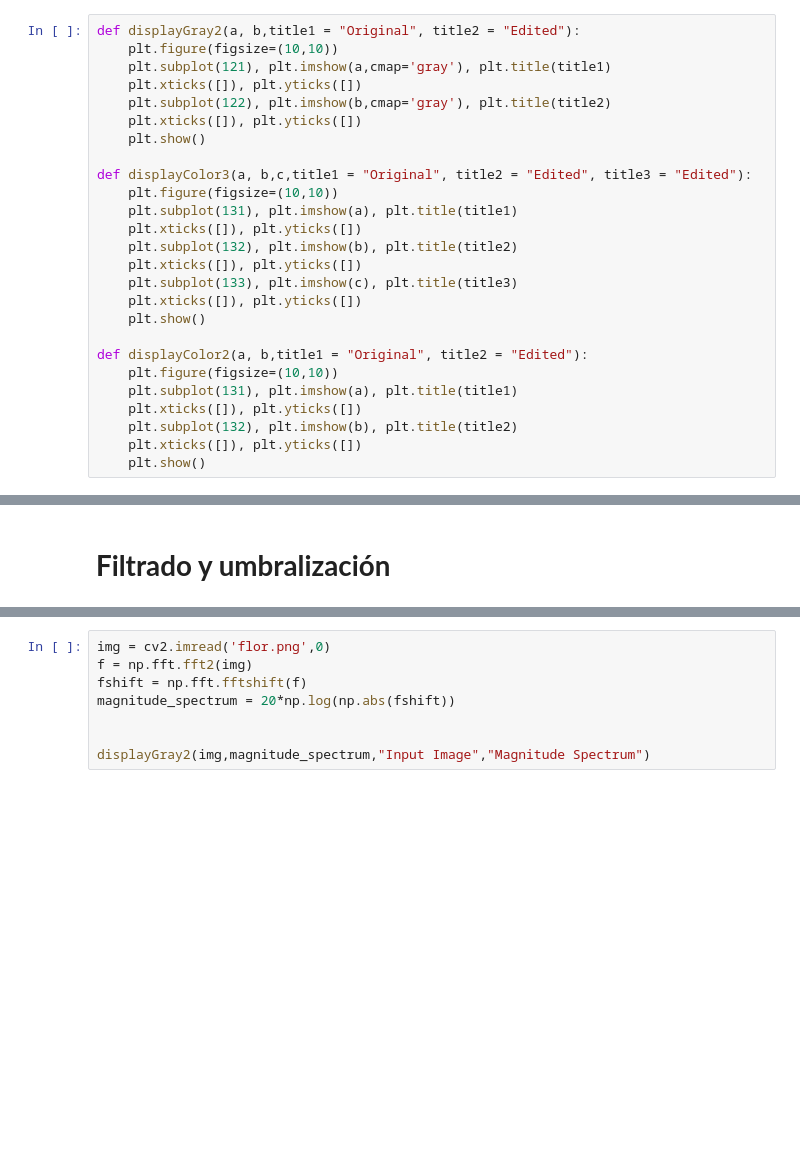
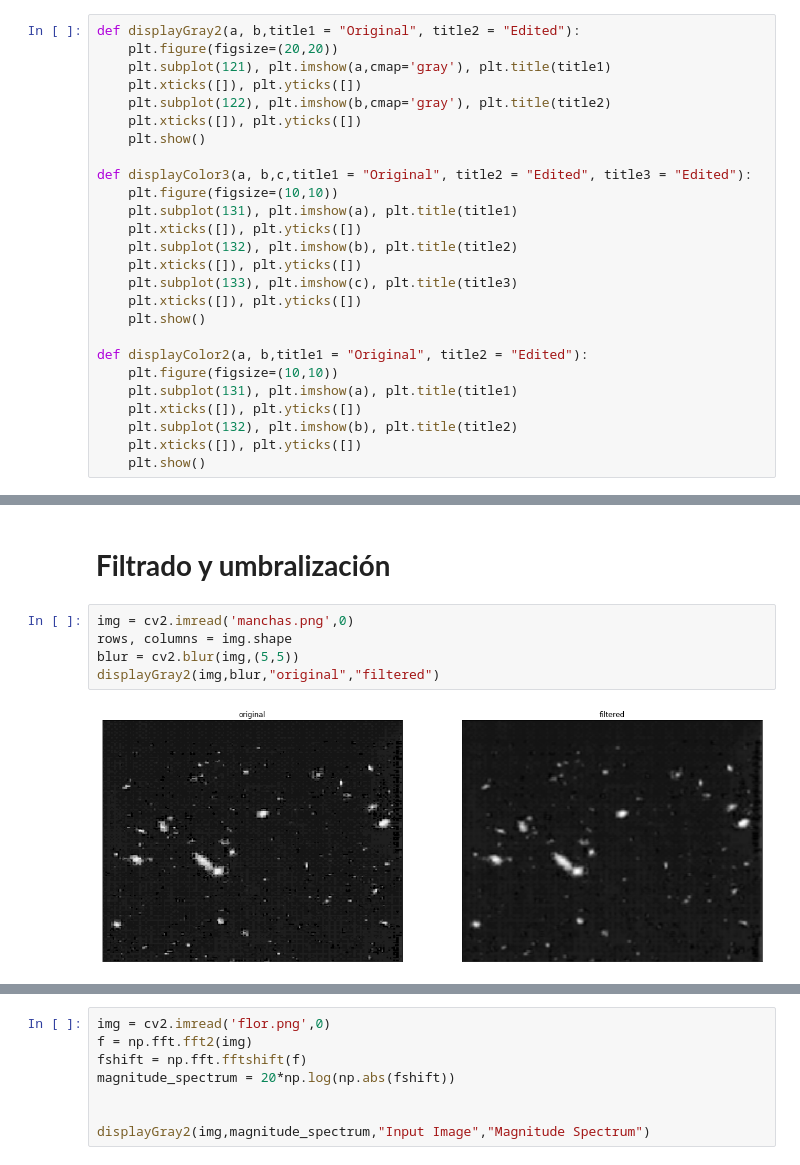
Before and after one commit to waltermayor/DigitalImageProcessing_colab, a Jupyter notebook: clase5_Fil_esp_1.ipynb, the cells around one changed output, grey strips where cells are left out. Drawn from its saved outputs; the diff is of its cells as text; blank space fills up the shorter version.

```diff
--- a/clase5_Fil_esp_1.ipynb
+++ b/clase5_Fil_esp_1.ipynb
@@ -21,7 +25,7 @@ Drive already mounted at /content/drive; to attempt to forcibly remount, call dr
 /content/drive/My Drive/colab/images
 # %%
 def displayGray2(a, b,title1 = "Original", title2 = "Edited"):
-    plt.figure(figsize=(10,10))
+    plt.figure(figsize=(20,20))
     plt.subplot(121), plt.imshow(a,cmap='gray'), plt.title(title1)
     plt.xticks([]), plt.yticks([])
     plt.subplot(122), plt.imshow(b,cmap='gray'), plt.title(title2)
@@ -67,3 +68,10 @@ displayColor2(img,blur,"original","blurred")
 [figure]
 # %% [markdown]
 # **Filtrado y umbralización**
+# %%
+img = cv2.imread('manchas.png',0)
+rows, columns = img.shape
+blur = cv2.blur(img,(5,5))
+displayGray2(img,blur,"original","filtered")
+# %% [output]
+[figure, added]
```
Also changed, not shown: parts of 3 cells of this notebook.
